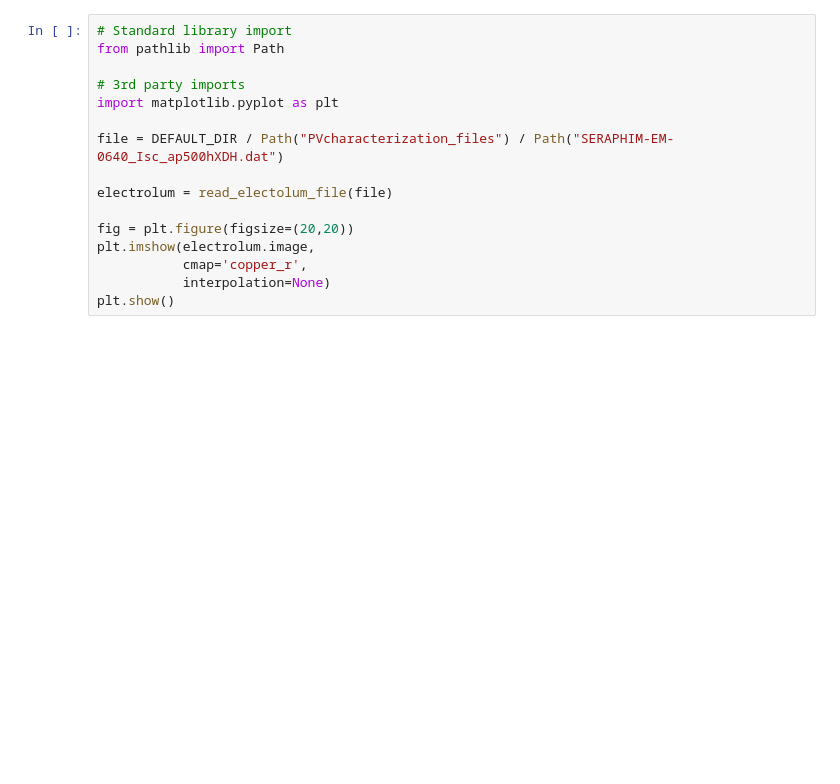
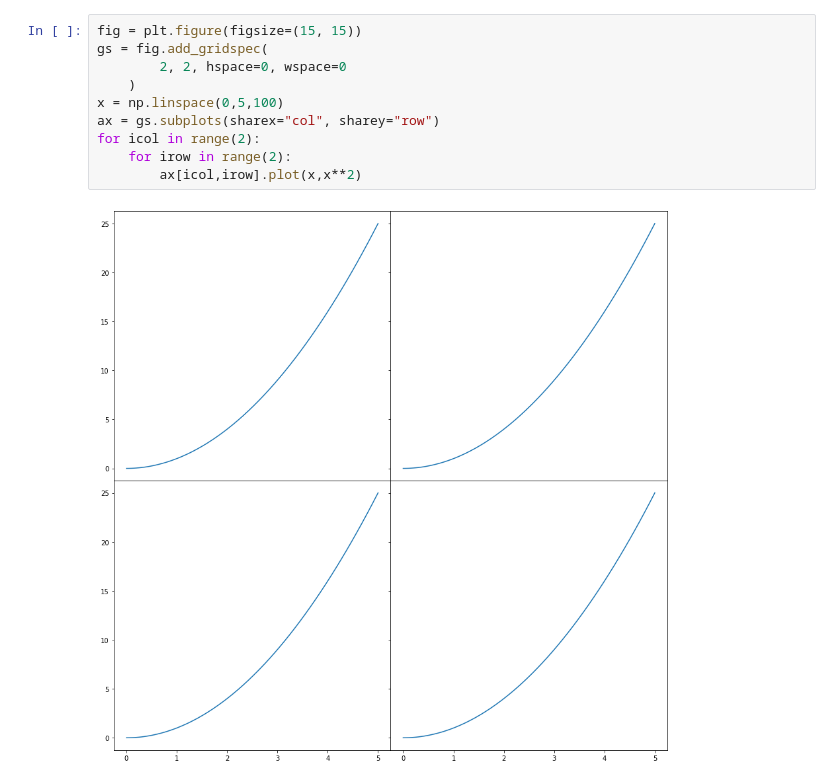
Before and after one commit to Bertin-fap/PVcharacterization, a Jupyter notebook: Module_aging.ipynb, the cells around one changed output. Saved outputs shown, nothing was run; the diff lists cells and outputs as text; blank space fills up the shorter version.

```diff
--- a/Module_aging.ipynb
+++ b/Module_aging.ipynb
@@ -584,16 +300,12 @@ plt.show()
-# %%
-# Standard library import
-from pathlib import Path
-
-# 3rd party imports
-import matplotlib.pyplot as plt
-
-file = DEFAULT_DIR / Path("PVcharacterization_files") / Path("SERAPHIM-EM-0640_Isc_ap500hXDH.dat")
-
-electrolum = read_electolum_file(file)
-
-fig = plt.figure(figsize=(20,20))
-plt.imshow(electrolum.image,
-           cmap='copper_r',
-           interpolation=None)
-plt.show()
+# %%
+fig = plt.figure(figsize=(15, 15))
+gs = fig.add_gridspec(
+        2, 2, hspace=0, wspace=0
+    )
+x = np.linspace(0,5,100)
+ax = gs.subplots(sharex="col", sharey="row")
+for icol in range(2):
+    for irow in range(2):
+        ax[icol,irow].plot(x,x**2)
+# %% [output]
+[figure, added]
```
Also changed, not shown: parts of 9 cells of this notebook, 8 other files.
